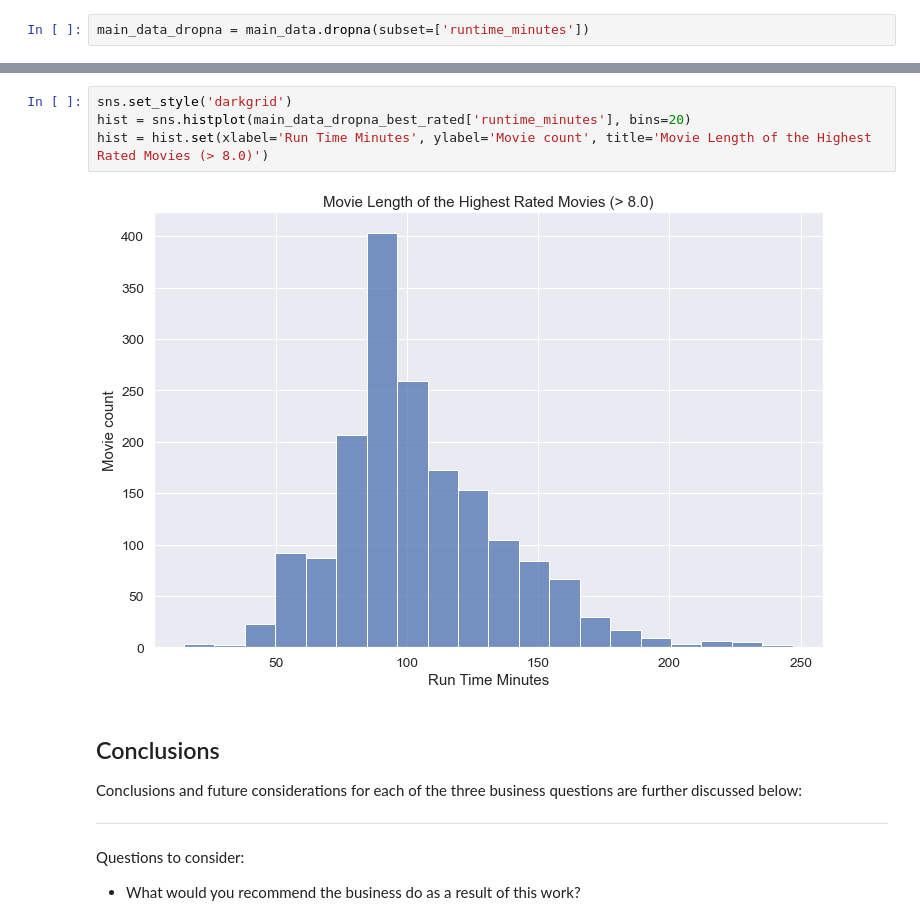
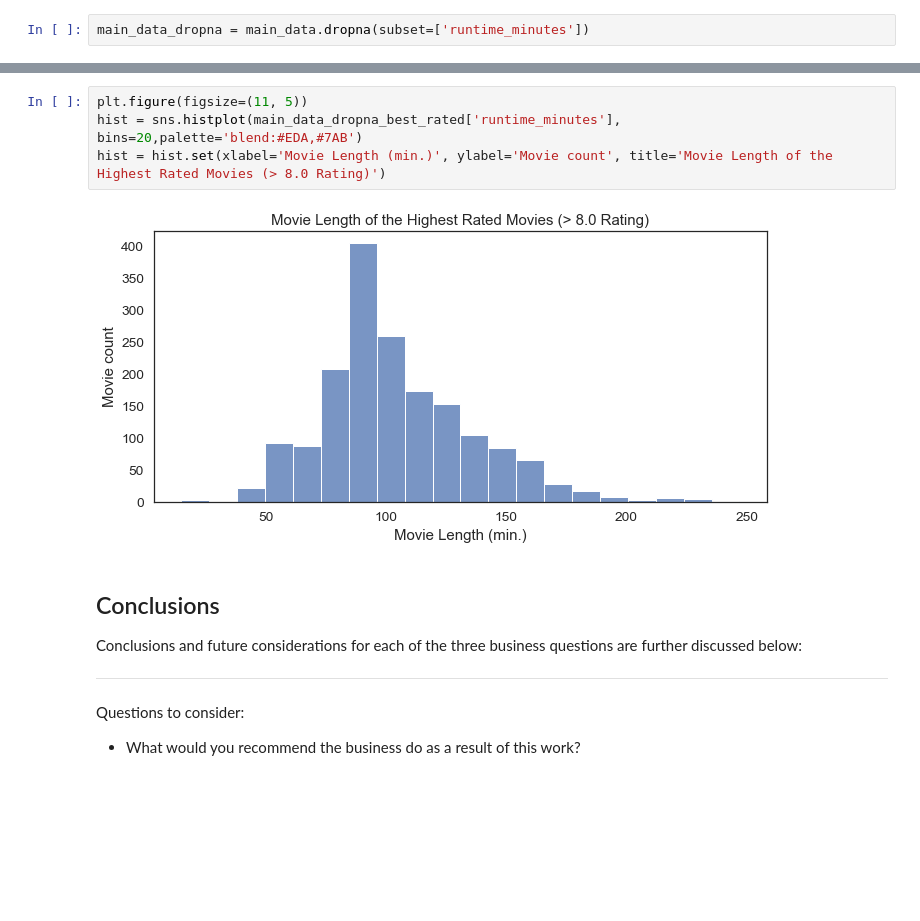
Before and after one commit to fetterollie/Microsoft-Movie-Analysis, a Jupyter notebook: dsc-phase1-project-final-working-copy.ipynb, the cells around one changed output, grey strips where cells are left out. Cells and saved outputs as stored; diff of their text form; blank space fills up the shorter version.

Commit message:
Nate edited Nate's graph's

```diff
--- a/dsc-phase1-project-final-working-copy.ipynb
+++ b/dsc-phase1-project-final-working-copy.ipynb
@@ -643,9 +629,9 @@ main_data_dropna_best_rated = main_data_dropna.loc[(main_data_dropna['averagerat
 # %%
-sns.set_style('darkgrid')
-hist = sns.histplot(main_data_dropna_best_rated['runtime_minutes'], bins=20)
-hist = hist.set(xlabel='Run Time Minutes', ylabel='Movie count', title='Movie Length of the Highest Rated Movies (> 8.0)')
+plt.figure(figsize=(11, 5))
+hist = sns.histplot(main_data_dropna_best_rated['runtime_minutes'], bins=20,palette='blend:#EDA,#7AB')
+hist = hist.set(xlabel='Movie Length (min.)', ylabel='Movie count', title='Movie Length of the Highest Rated Movies (> 8.0 Rating)')
 # %% [output]
-[figure, old version]
+[figure, new version]
 # %% [markdown]
 ## Conclusions
 Conclusions and future considerations for each of the three business questions are further discussed below:
```
Also changed, not shown: parts of 5 cells of this notebook.
